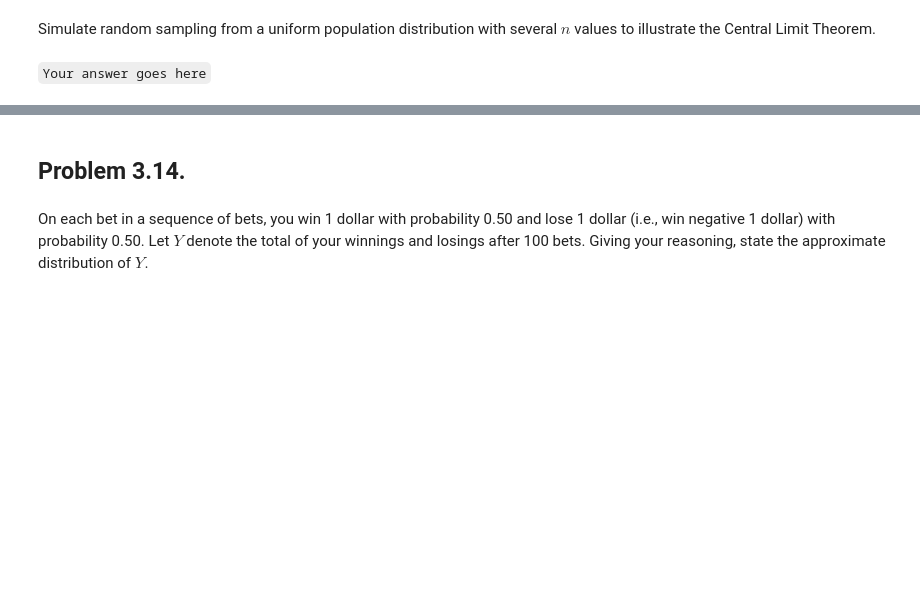
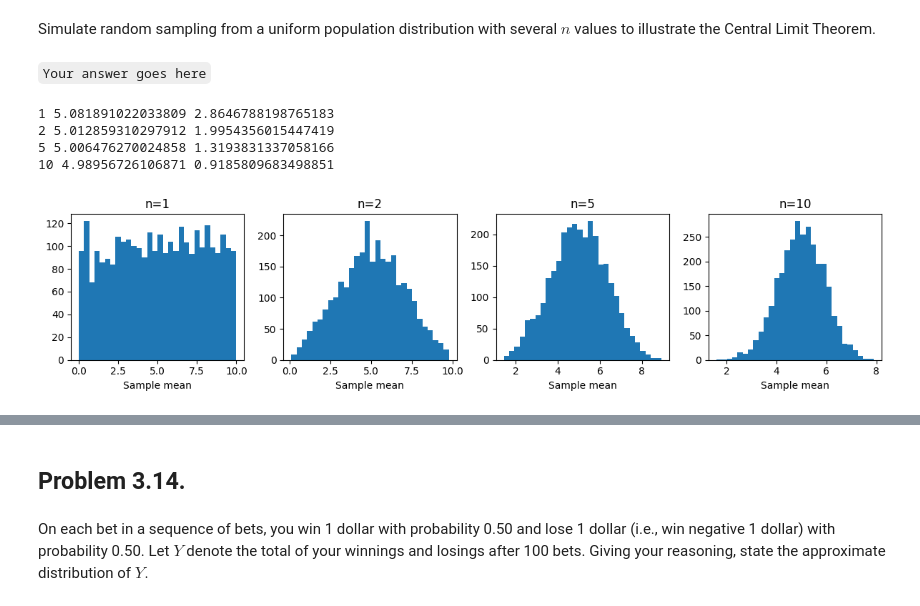
Before and after one commit to JustinSu11/Applied-Probability-and-Statistics-for-AI, a Jupyter notebook: Assignments/assignment 3.1/Justin_Nguyen_Assignment_3.1.ipynb, the cells around one changed output, grey strips where cells are left out. Saved outputs shown, nothing was run; the diff lists cells and outputs as text; code cells hidden in the pictures; blank space fills up the shorter version.

```diff
--- a/Assignments/assignment 3.1/Justin_Nguyen_Assignment_3.1.ipynb
+++ b/Assignments/assignment 3.1/Justin_Nguyen_Assignment_3.1.ipynb
@@ -113,3 +222,22 @@ Simulate random sampling from a uniform population distribution with several $n$
 illustrate the Central Limit Theorem.
 # %% [markdown]
 `Your answer goes here`
+# %%
+low, high = 0, 10
+B = 3000
+n_values = [1, 2, 5, 10]
+fig, axes = plt.subplots(1, len(n_values), figsize=(12, 3))
+for ax, n in zip(axes, n_values):
+    x = np.random.uniform(low, high, size=(B, n))
+    means = x.mean(axis=1)
+    ax.hist(means, bins=30)
+    ax.set_title(f"n={n}")
+    ax.set_xlabel("Sample mean")
+    print(n, means.mean(), means.std(ddof=1))
+plt.tight_layout()
+# %% [output]
+1 5.081891022033809 2.8646788198765183
+2 5.012859310297912 1.9954356015447419
+5 5.006476270024858 1.3193831337058166
+10 4.98956726106871 0.9185809683498851
+[figure, added]
```
Also changed, not shown: parts of 38 cells of this notebook, 2 other files.
